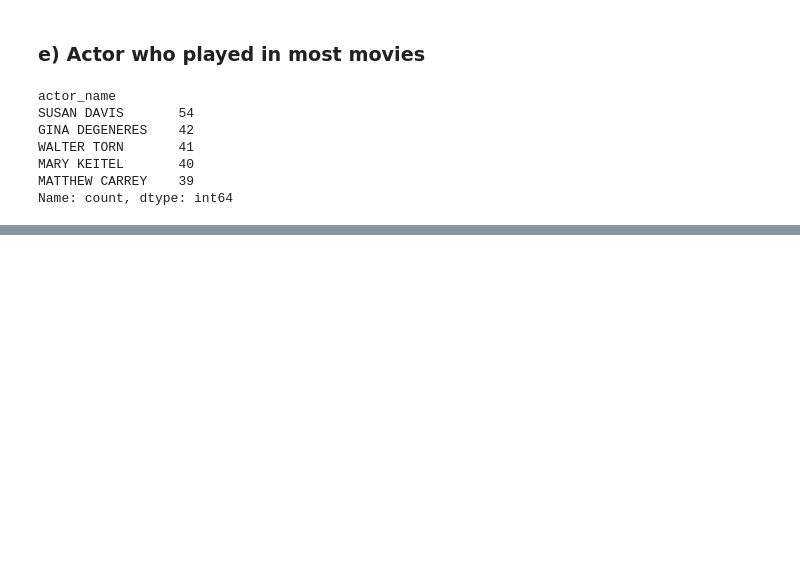
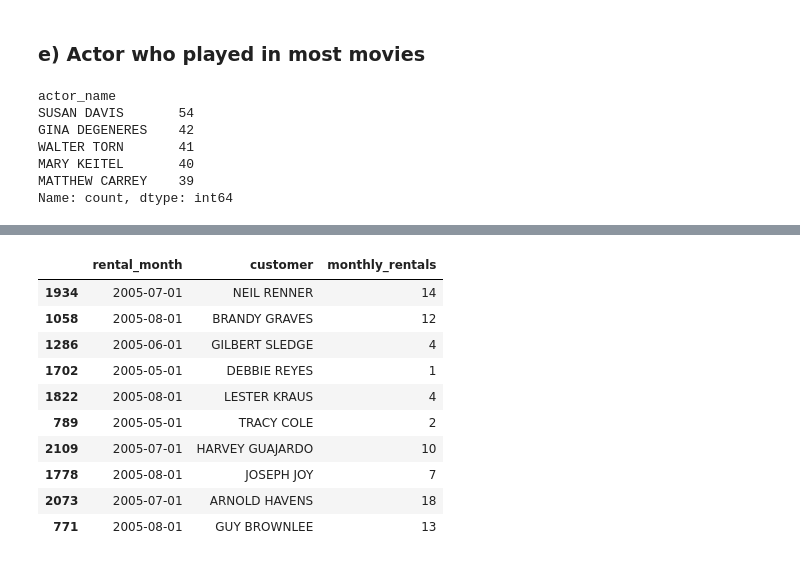
Before and after one commit to pytt156/sakila_lab_daniela_algerydh, a Jupyter notebook: notebooks/01_eda.ipynb, the cells around one changed output, grey strips where cells are left out. Drawn from its saved outputs; the diff is of its cells as text; code cells hidden in the pictures; blank space fills up the shorter version.

```diff
--- a/notebooks/01_eda.ipynb
+++ b/notebooks/01_eda.ipynb
@@ -146,0 +204,24 @@ Name: count, dtype: int64
+# %%
+per_month = con.sql("""--sql
+    SELECT
+		DATE_TRUNC('month', rental_date) AS rental_month,
+        cu.first_name || ' ' || cu.last_name AS customer,
+        COUNT(*) AS monthly_rentals
+        FROM rental r
+        JOIN customer cu ON cu.customer_id = r.customer_id
+        GROUP BY rental_month, customer
+    """).df()
+
+per_month.sample(10)
+# %% [output]
+|  | rental_month | customer | monthly_rentals |
+| 1934 | 2005-07-01 | NEIL RENNER | 14 |
+| 1058 | 2005-08-01 | BRANDY GRAVES | 12 |
+| 1286 | 2005-06-01 | GILBERT SLEDGE | 4 |
+| 1702 | 2005-05-01 | DEBBIE REYES | 1 |
+| 1822 | 2005-08-01 | LESTER KRAUS | 4 |
+| 789 | 2005-05-01 | TRACY COLE | 2 |
+| 2109 | 2005-07-01 | HARVEY GUAJARDO | 10 |
+| 1778 | 2005-08-01 | JOSEPH JOY | 7 |
+| 2073 | 2005-07-01 | ARNOLD HAVENS | 18 |
+| 771 | 2005-08-01 | GUY BROWNLEE | 13 |
```
Also changed, not shown: parts of 13 cells of this notebook.
